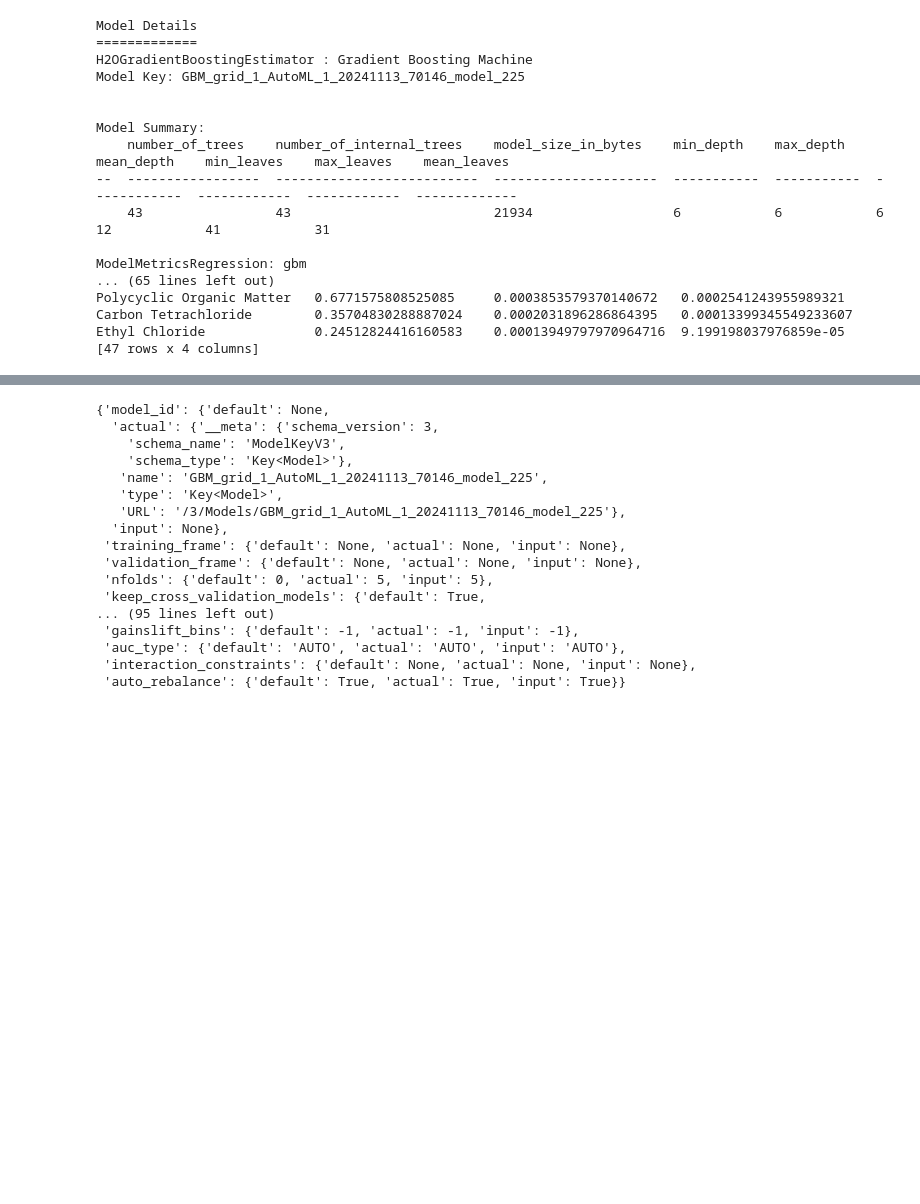
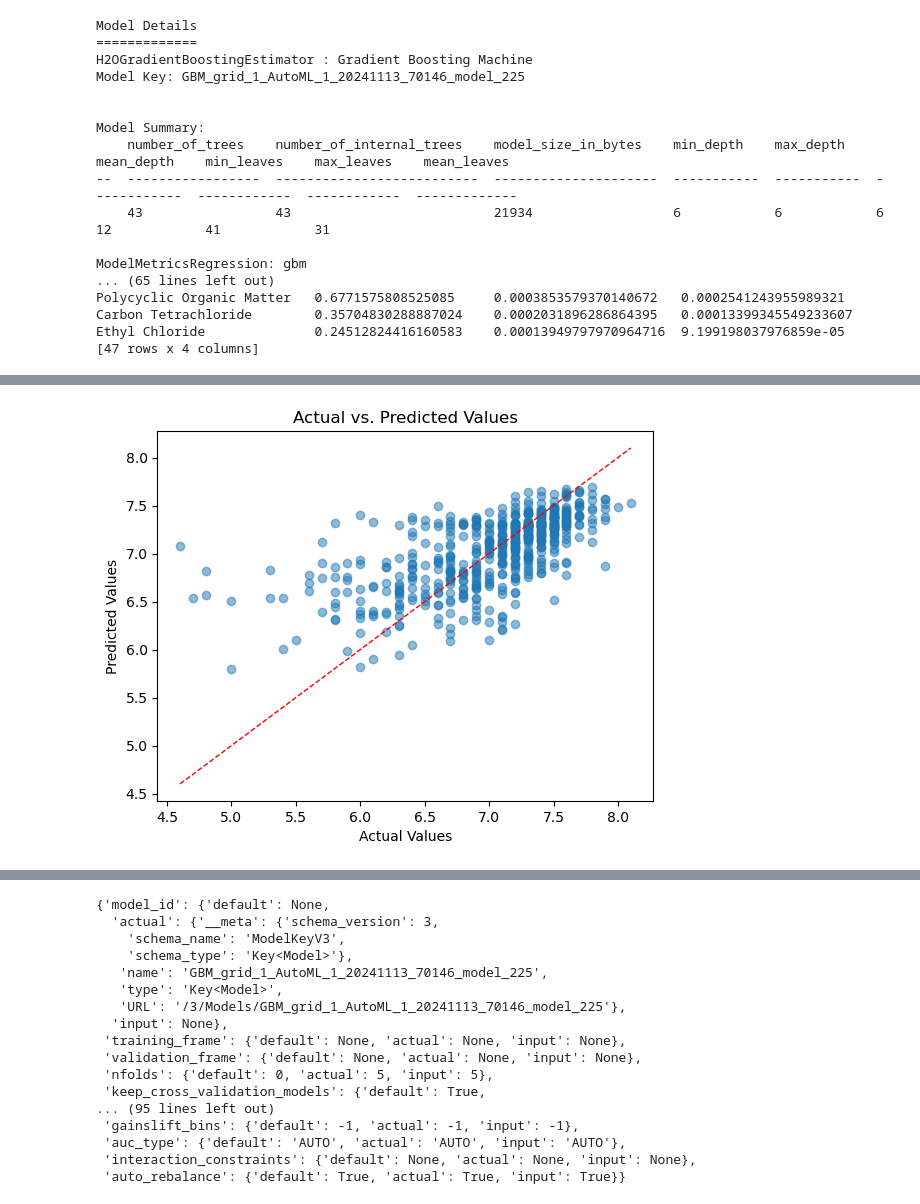
Before and after one commit to PaulEunKim/dvhope, a Jupyter notebook: model_evaluation/stacked_ensemble_metrics.ipynb, the cells around one changed output, grey strips where cells are left out. Saved outputs shown, nothing was run; the diff lists cells and outputs as text; code cells hidden in the pictures; blank space fills up the shorter version.

```diff
--- a/model_evaluation/stacked_ensemble_metrics.ipynb
+++ b/model_evaluation/stacked_ensemble_metrics.ipynb
@@ -107,0 +161,10 @@ Ethyl Chloride              0.24512824416160583    0.00013949797970964716  9.199
+# %%
+# Plot
+plt.scatter(actuals, predictions, alpha=0.5)
+plt.plot([actuals.min(), actuals.max()], [actuals.min(), actuals.max()], color="red", linestyle="--", linewidth=1)  # Reference line
+plt.xlabel("Actual Values")
+plt.ylabel("Predicted Values")
+plt.title("Actual vs. Predicted Values")
+plt.show()
+# %% [output]
+[figure, added]
```
Also changed, not shown: parts of 8 cells of this notebook, 4 other files.
